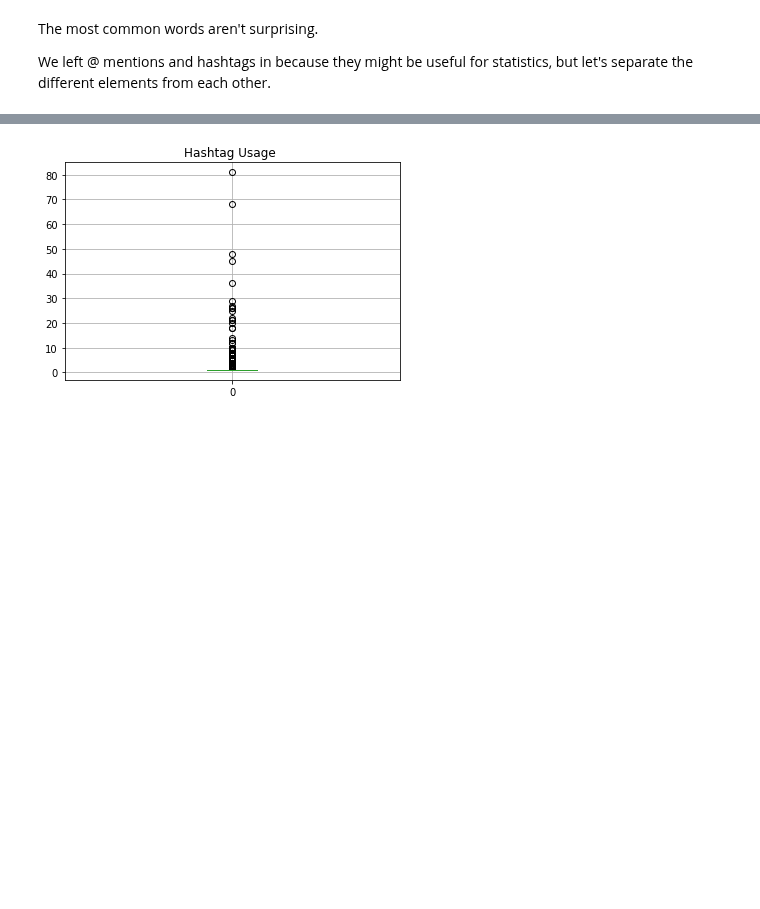
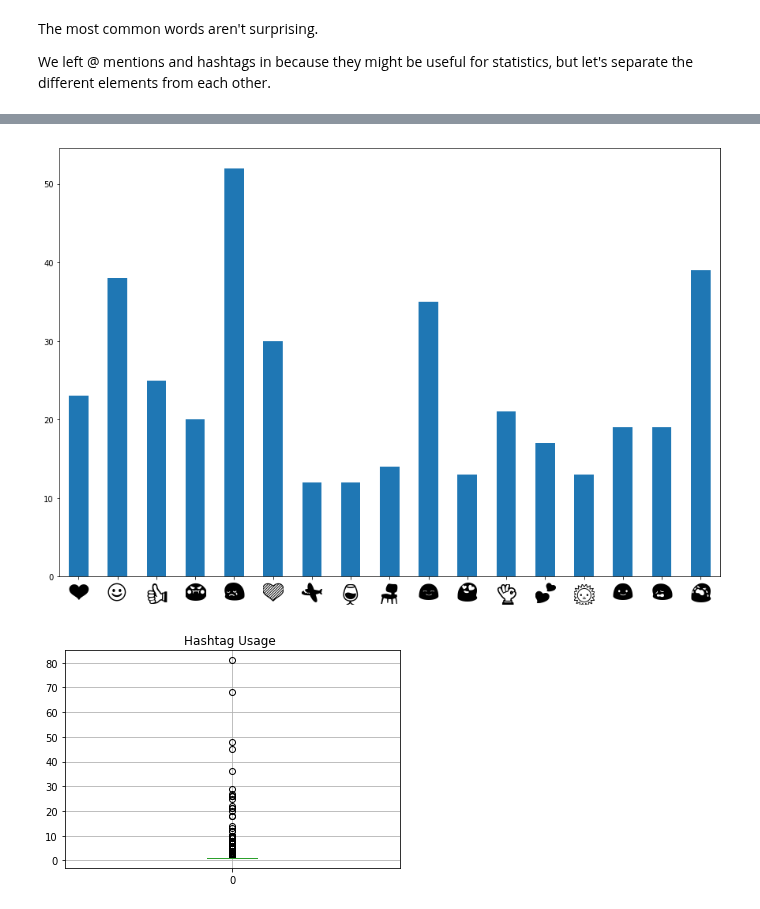
Before and after one commit to ryatchak/springboard, a Jupyter notebook: capstone2_nlp/initial_eda.ipynb, the cells around one changed output, grey strips where cells are left out. Drawn from its saved outputs; the diff is of its cells as text; code cells hidden in the pictures; blank space fills up the shorter version.

```diff
--- a/capstone2_nlp/initial_eda.ipynb
+++ b/capstone2_nlp/initial_eda.ipynb
@@ -900,0 +920,11 @@ len(mention_freq)
+# %%
+import emoji
+from collections import defaultdict
+
+unicode_emojis = emoji.UNICODE_EMOJI.keys()
+emoji_freq = defaultdict(int)
+for tweet in spellcheck_vec.values:
+    for word in tweet:
+        if word in unicode_emojis:
+            emoji_freq[word]+=1
+emoji_df = pd.DataFrame.from_dict(emoji_freq, orient='index')
@@ -901,3 +975,10 @@ len(mention_freq)
+# %%
+import matplotlib.font_manager as fm
+font = fm.FontProperties(fname='/usr/share/fonts/truetype/noto/NotoEmoji-Regular.ttf')  # specify font
+ax = emoji_df[0].where(emoji_df[0]>10).dropna().plot(kind='bar', figsize=(15,10))
+_ = ax.set_xticklabels(emoji_df.index, fontproperties=font, rotation=0, fontsize=25)
+# %% [output]
+[figure, added]
 # %%
 _ = hashtag_df.boxplot()
 _ = plt.title('Hashtag Usage ')
```
Also changed, not shown: parts of 33 cells of this notebook.
